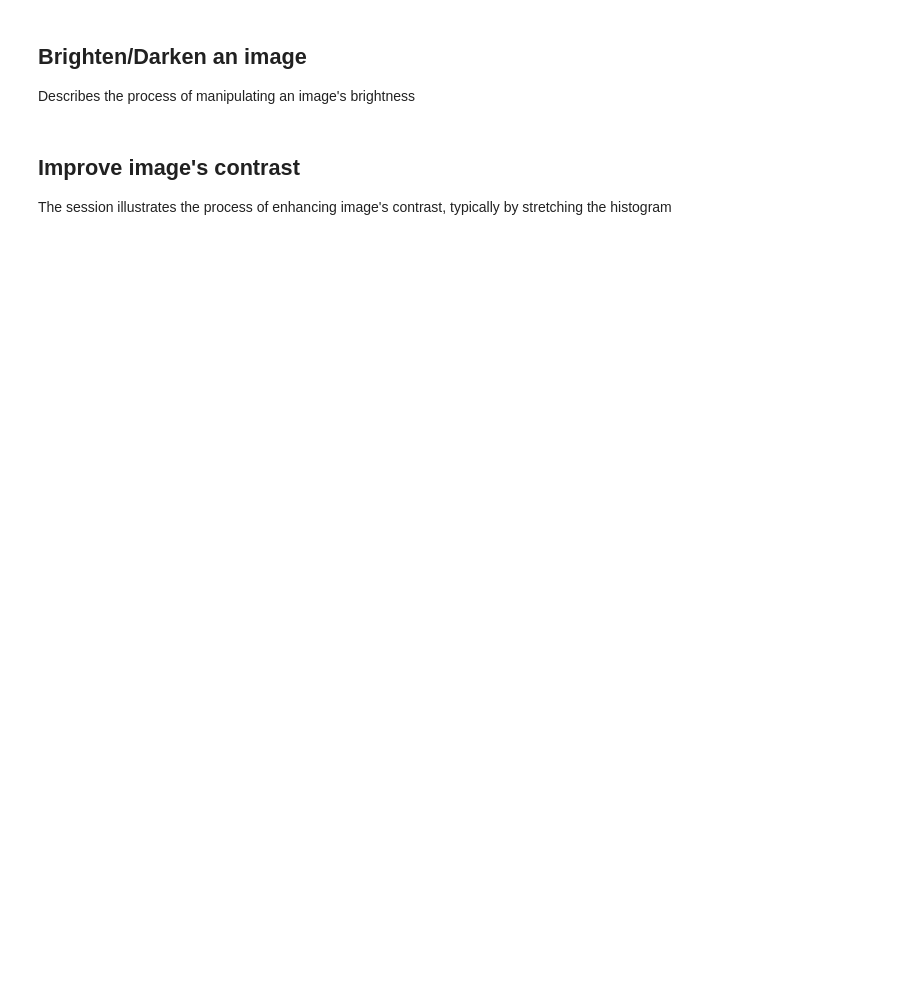
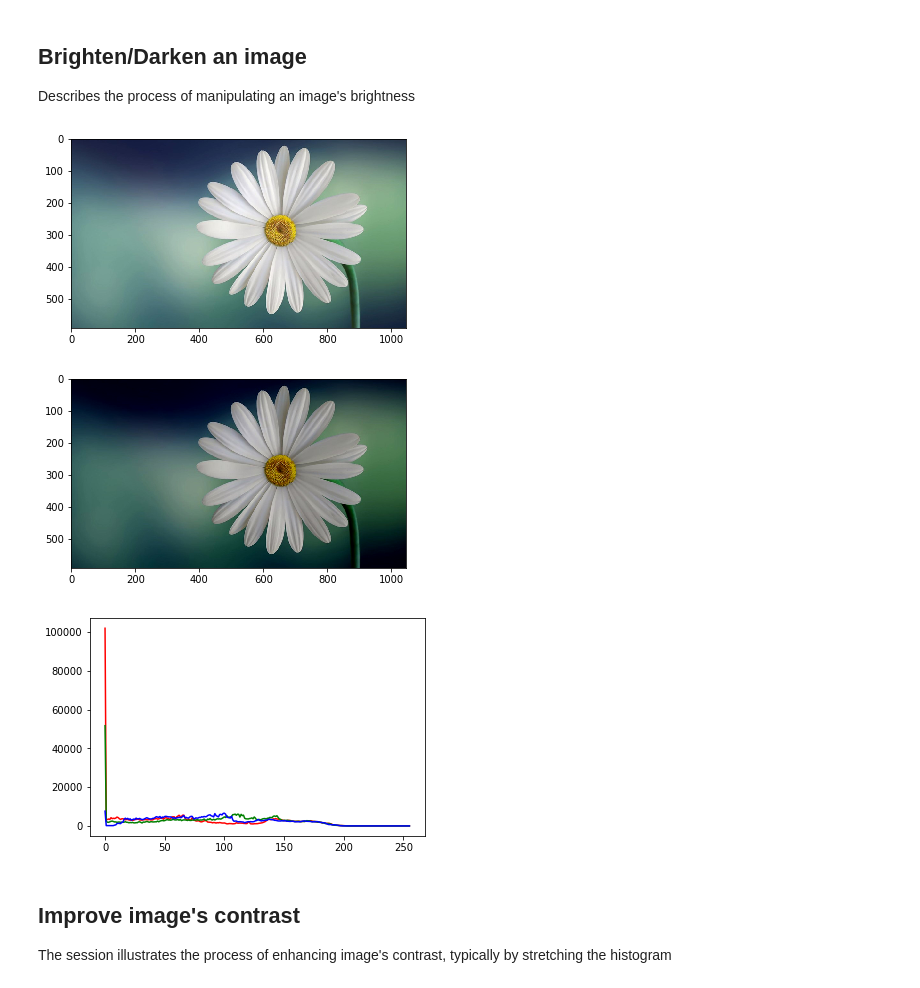
Before and after one commit to nguyenbh1507/Computer-Vision-TIC, a Jupyter notebook: Session-2/02_ImageProcessing.ipynb, the cells around one changed output. Cells and saved outputs as stored; diff of their text form; code cells hidden in the pictures; blank space fills up the shorter version.

```diff
--- a/Session-2/02_ImageProcessing.ipynb
+++ b/Session-2/02_ImageProcessing.ipynb
@@ -215,46 +233,50 @@ plt.plot(blue, color='blue')
 # %% [markdown]
 ## Brighten/Darken an image
 Describes the process of manipulating an image's brightness
+# %%
+def enhance_brightness(image, alpha):
+    # Create brighter image
+    output = image.copy()
+
+    # Intensity transform matrix
+    mat = np.zeros(output.shape, dtype=int) + alpha
+
+    # Increase brightness
+    output = output + mat
+
+    # Apply thresholding
+    output[output > 255] = 255
+    output[output < 0] = 0
+
+    return output.astype('B')
 # %%
-def enhance_brightness(image, alpha):
-    # Create brighter image
-    output = image.copy()
-
-    # Intensity transform matrix
-    mat = np.zeros(output.shape, dtype=int) + alpha
-
-    # Increase brightness
-    output = output + mat
-
-    # Apply thresholding
-    output[output > 255] = 255
-    output[output < 0] = 0
-
-    return output
-
 # Original image
 plt.figure()
 plt.imshow(image)
 
 # Process image
 processed = enhance_brightness(image, -50)
 
 # Processed image
 plt.figure()
 plt.imshow(processed)
 
 # Display histogram
 red = create_histogram(processed, 0)
 green = create_histogram(processed, 1)
 blue = create_histogram(processed, 2)
 
 # Double check
 plt.figure()
 plt.plot(red, color='red')
 plt.plot(green, color='green')
 plt.plot(blue, color='blue')
 
 darker = processed.copy()
+# %% [output]
+[figure, added]
+[figure, added]
+[figure, added]
 # %% [markdown]
 ## Improve image's contrast
 The session illustrates the process of enhancing image's contrast, typically by stretching the histogram
```
Also changed, not shown: parts of 17 cells of this notebook, 2 other files.
